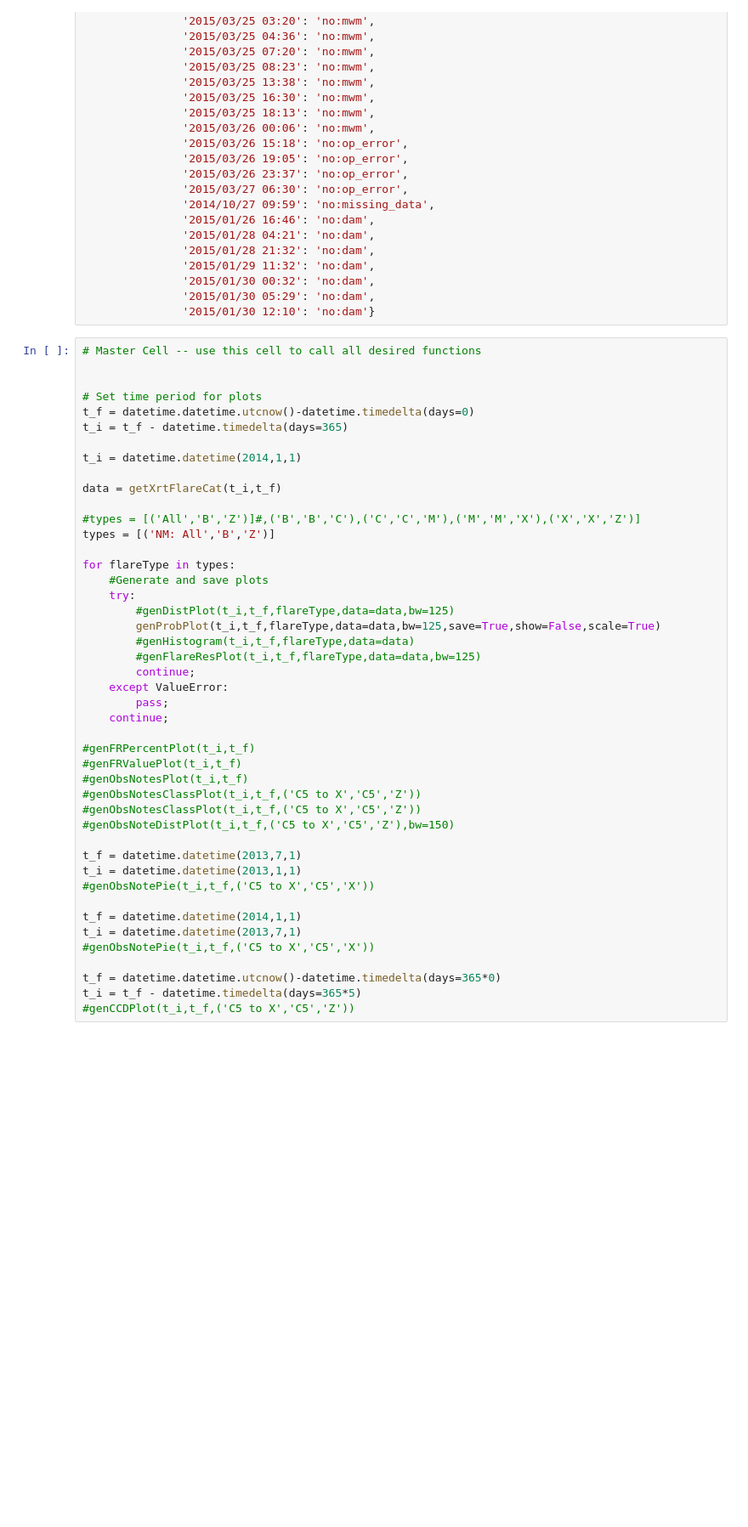
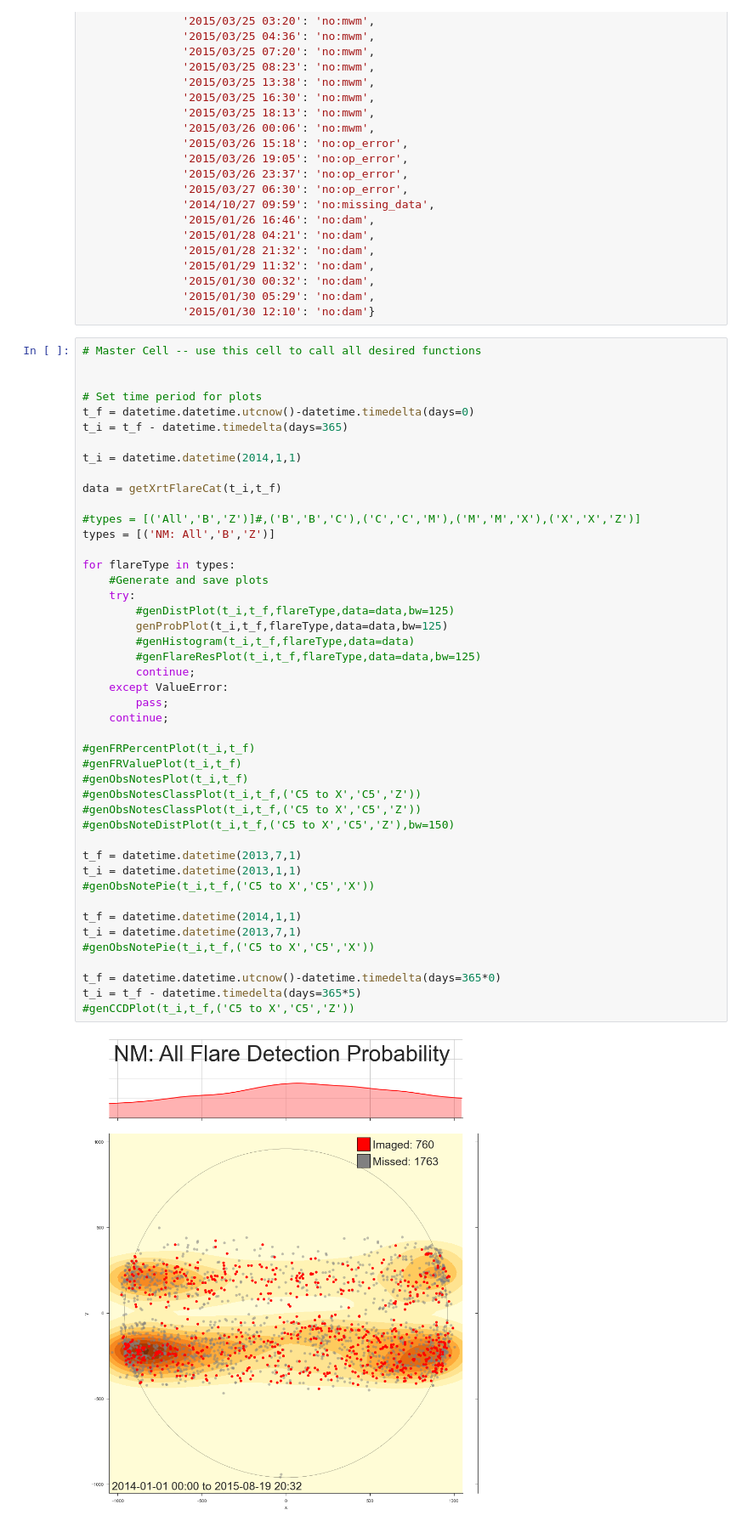
Before and after one commit to gwoelkicfa/xrt_metadata_project, a Jupyter notebook: xrt_flare_analysis.ipynb, the cells around one changed output. Shown at 85% size. Drawn from its saved outputs; the diff is of its cells as text; blank space fills up the shorter version.

Commit message:
Fix bug in saving plots

```diff
--- a/xrt_flare_analysis.ipynb
+++ b/xrt_flare_analysis.ipynb
@@ -1748,34 +1755,36 @@ types = [('NM: All','B','Z')]
 
 for flareType in types:
     #Generate and save plots
     try:
         #genDistPlot(t_i,t_f,flareType,data=data,bw=125)
-        genProbPlot(t_i,t_f,flareType,data=data,bw=125,save=True,show=False,scale=True)
+        genProbPlot(t_i,t_f,flareType,data=data,bw=125)
         #genHistogram(t_i,t_f,flareType,data=data)
         #genFlareResPlot(t_i,t_f,flareType,data=data,bw=125)
         continue;
     except ValueError:
         pass;
     continue;
 
 #genFRPercentPlot(t_i,t_f)
 #genFRValuePlot(t_i,t_f)
 #genObsNotesPlot(t_i,t_f)
 #genObsNotesClassPlot(t_i,t_f,('C5 to X','C5','Z'))
 #genObsNotesClassPlot(t_i,t_f,('C5 to X','C5','Z'))
 #genObsNoteDistPlot(t_i,t_f,('C5 to X','C5','Z'),bw=150)
 
 t_f = datetime.datetime(2013,7,1)
 t_i = datetime.datetime(2013,1,1)
 #genObsNotePie(t_i,t_f,('C5 to X','C5','X'))
 
 t_f = datetime.datetime(2014,1,1)
 t_i = datetime.datetime(2013,7,1)
 #genObsNotePie(t_i,t_f,('C5 to X','C5','X'))
 
 t_f = datetime.datetime.utcnow()-datetime.timedelta(days=365*0)
 t_i = t_f - datetime.timedelta(days=365*5)
 #genCCDPlot(t_i,t_f,('C5 to X','C5','Z'))
+# %% [output]
+[figure, added]
 # %%
 t_f = datetime.datetime.utcnow()-datetime.timedelta(days=0)
 t_i = t_f - datetime.timedelta(days=365*10)
```
Also changed, not shown: parts of 11 cells of this notebook.
